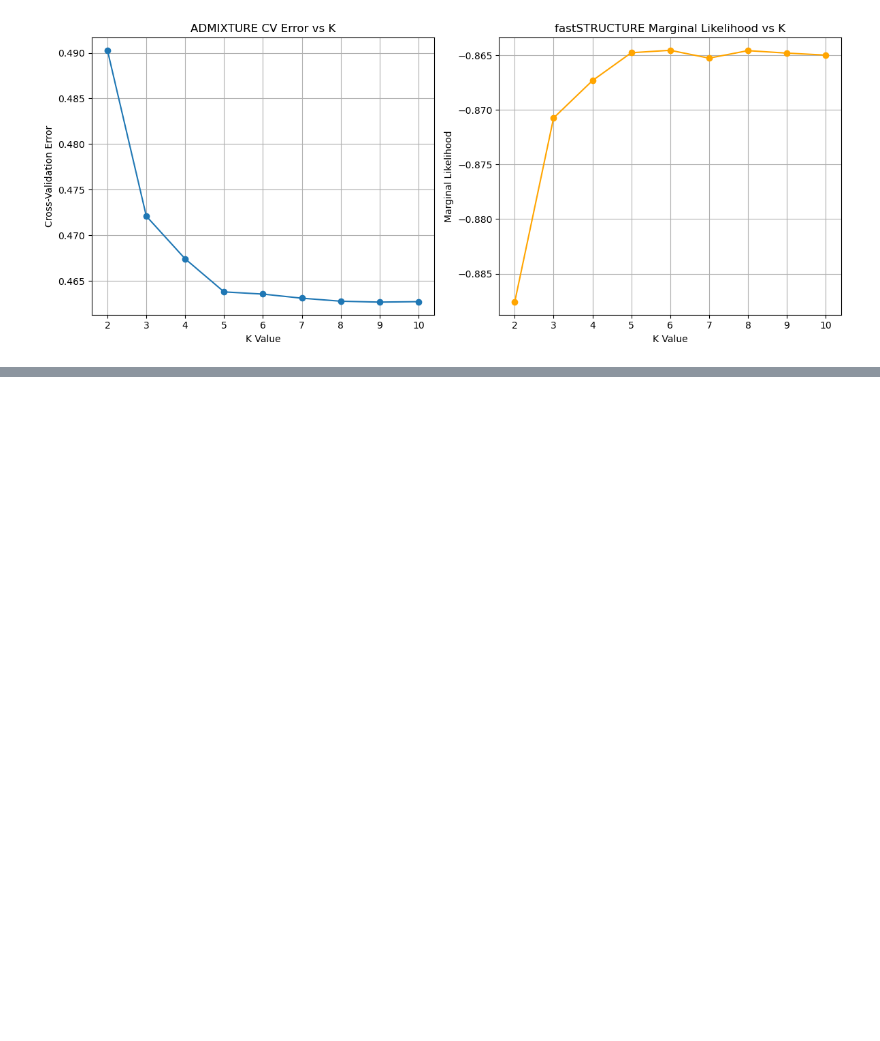
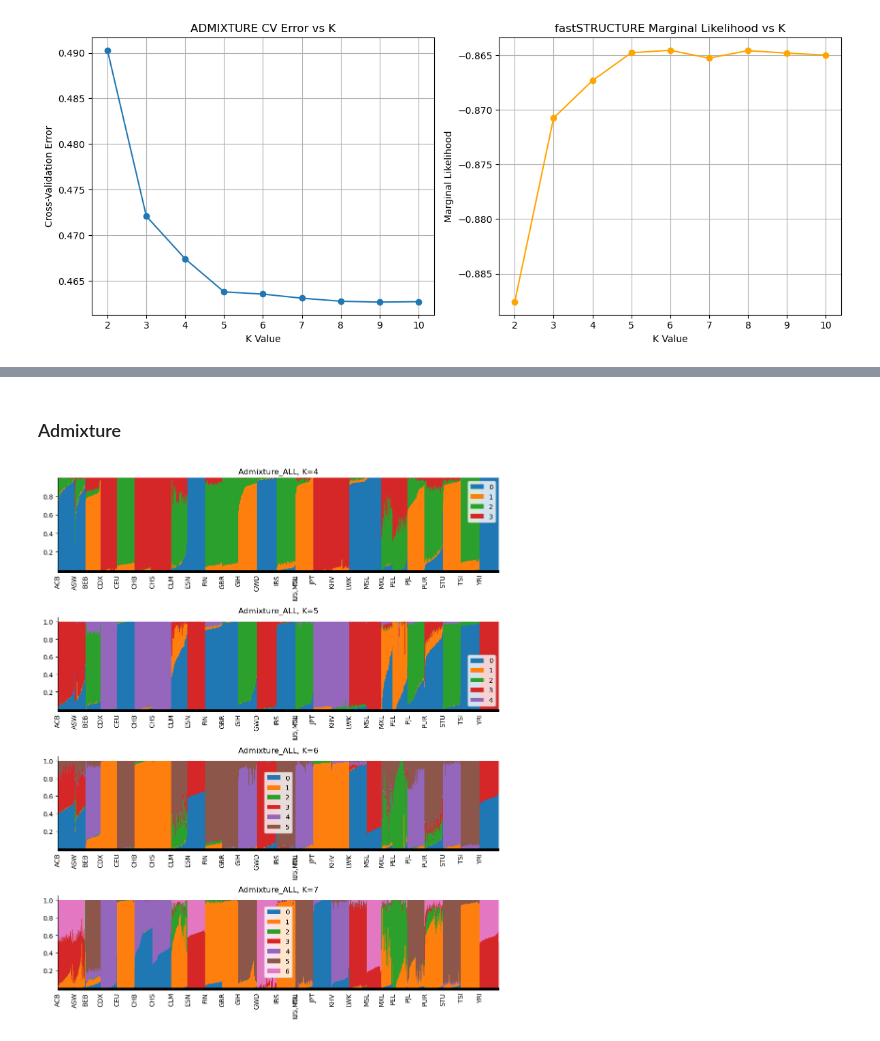
Before and after one commit to Hakuna25/Population_Structure_Modeling, a Jupyter notebook: analysis.ipynb, the cells around one changed output, grey strips where cells are left out. Cells and saved outputs as stored; diff of their text form; code cells hidden in the pictures; blank space fills up the shorter version.

```diff
--- a/analysis.ipynb
+++ b/analysis.ipynb
@@ -179,0 +119,46 @@ plt.show()
+# %% [markdown]
+### Admixture
+# %%
+import pandas as pd
+import os
+import matplotlib.pyplot as plt
+
+sampleinfo = pd.read_csv("1000Genomes/igsr_samples.tsv", sep="\t")
+sample_to_pop = dict(zip(list(sampleinfo["Sample name"]), list(sampleinfo["Population code"])))
+samples = [line.split()[0] for line in open("dump/admixture/admixture_ALL.pruned.fam", "r").readlines()]
+pops = [sample_to_pop.get(item, "NA") for item in samples]
+
+fig = plt.figure()
+fig.set_size_inches((10, 12))
+
+plotind = 1
+for K in [4, 5, 6, 7]:
+    ax = fig.add_subplot(4, 1, plotind)
+
+    data = pd.read_csv("dump/admixture/admixture_ALL.pruned.%s.Q" % K, sep=r"\s+", header=None)
+    cols = list(data.columns)
+    data["sample"] = samples
+    data["pop"] = pops
+    data = data.sort_values(["pop"] + cols)
+    data.plot.bar(stacked=True, ax=ax, width=1)
+    ax.spines['right'].set_visible(False)
+    ax.spines['top'].set_visible(False)
+    # ax.yaxis.set_ticks_position('left')
+    # ax.xaxis.set_ticks_position('bottom')
+
+    # Only plot label for first sample in each pop
+    xticklabels = []
+    currpop = ""
+    for i in range(data.shape[0]):
+        if data["pop"].values[i] == currpop:
+            xticklabels.append("")
+        else:
+            xticklabels.append(data["pop"].values[i])
+            currpop = data["pop"].values[i]
+    ax.set_xticklabels(xticklabels)
+    ax.set_title(f"Admixture_ALL, K={K}")
+
+    plotind += 1
+fig.tight_layout()
+# %% [output]
+[figure, added]
```
Also changed, not shown: parts of 7 cells of this notebook.
